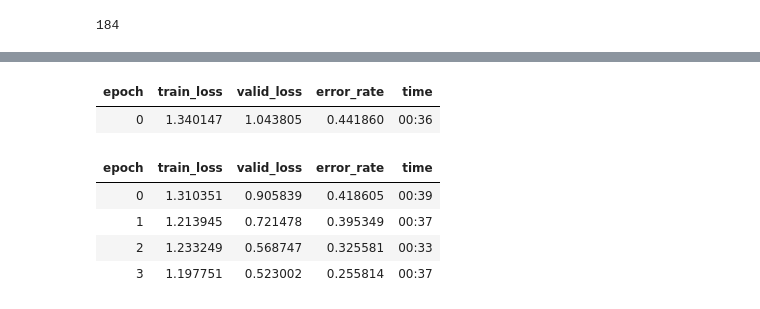
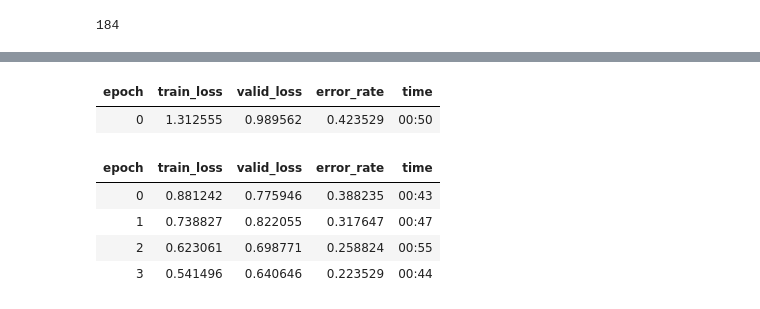
Before and after one commit to tahsina13/game-verifier, a Jupyter notebook: model.ipynb, the cells around one changed output, grey strips where cells are left out. Saved outputs shown, nothing was run; the diff lists cells and outputs as text; code cells hidden in the pictures.

```diff
--- a/model.ipynb
+++ b/model.ipynb
@@ -243,13 +264,13 @@ learn = vision_learner(dls, resnet18, metrics=error_rate)
 # %%
 learn.lr_find()
 # %%
-lr = 1e-3
-learn.fine_tune(4, base_lr=lr)
+epoches, lr = 4, 5e-3
+learn.fine_tune(epoches, base_lr=lr)
 # %% [output]
 | epoch | train_loss | valid_loss | error_rate | time |
-| 0 | 1.340147 | 1.043805 | 0.441860 | 00:36 |
+| 0 | 1.312555 | 0.989562 | 0.423529 | 00:50 |
 | epoch | train_loss | valid_loss | error_rate | time |
-| 0 | 1.310351 | 0.905839 | 0.418605 | 00:39 |
-| 1 | 1.213945 | 0.721478 | 0.395349 | 00:37 |
-| 2 | 1.233249 | 0.568747 | 0.325581 | 00:33 |
-| 3 | 1.197751 | 0.523002 | 0.255814 | 00:37 |
+| 0 | 0.881242 | 0.775946 | 0.388235 | 00:43 |
+| 1 | 0.738827 | 0.822055 | 0.317647 | 00:47 |
+| 2 | 0.623061 | 0.698771 | 0.258824 | 00:55 |
+| 3 | 0.541496 | 0.640646 | 0.223529 | 00:44 |
```
Also changed, not shown: parts of 15 cells of this notebook, 1 other file.
